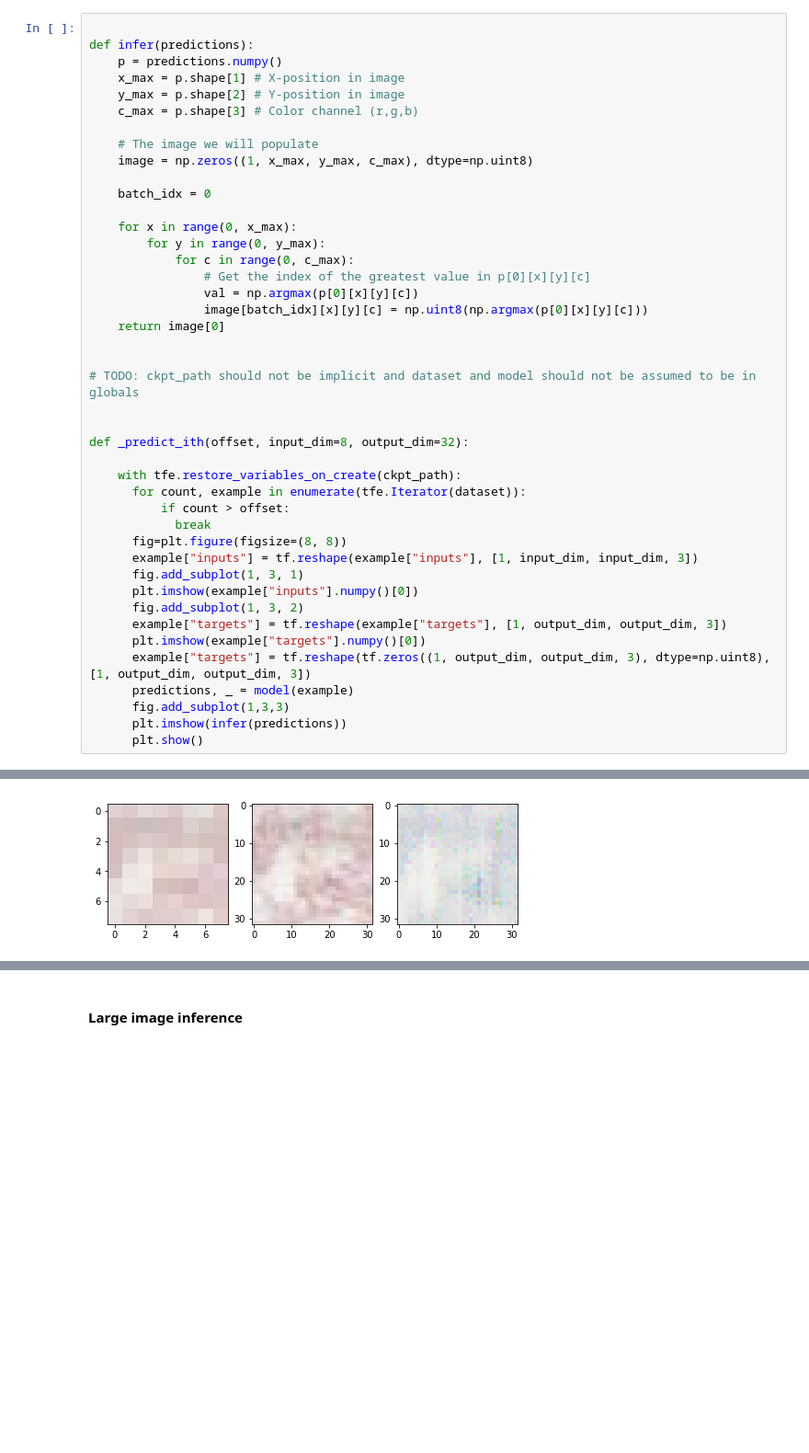
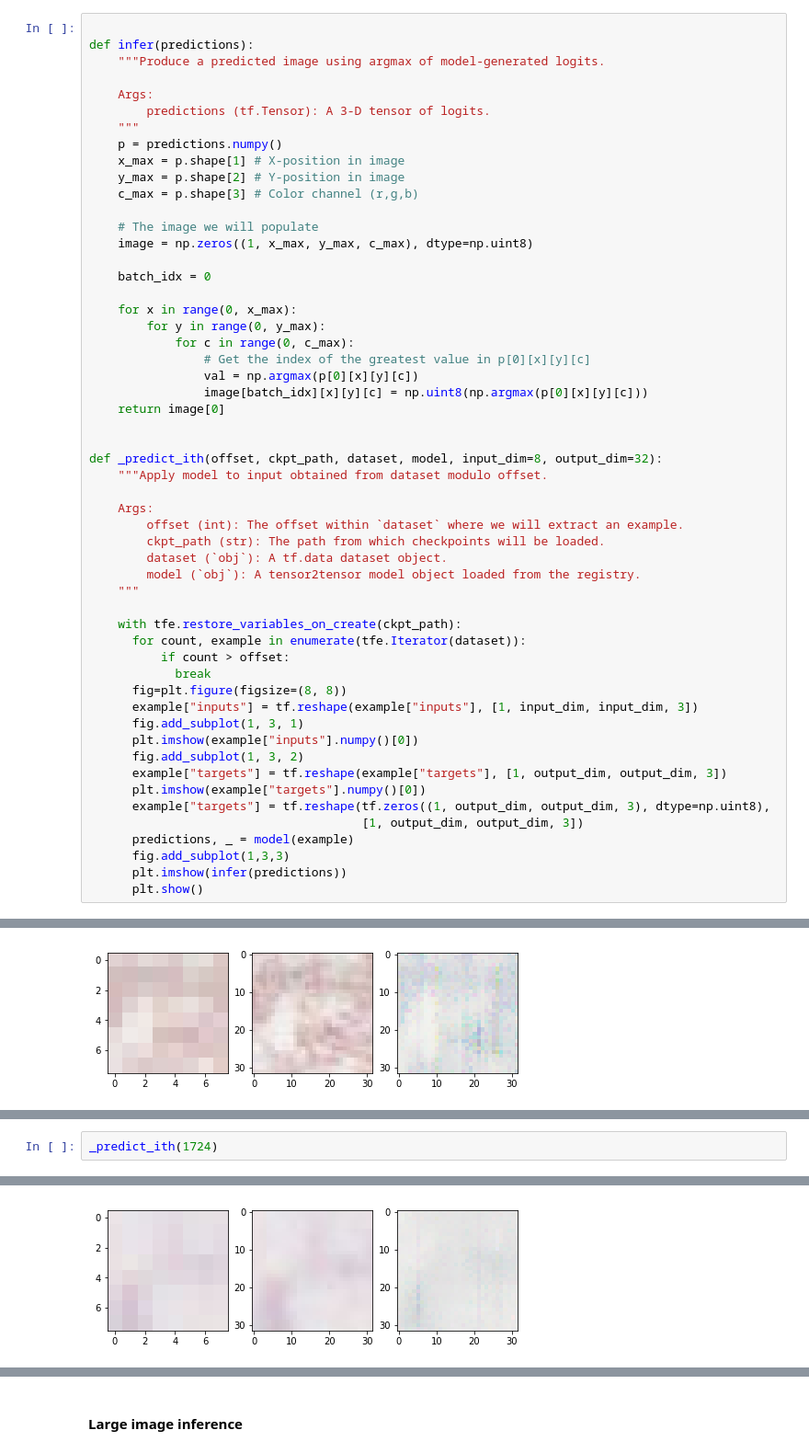
Before and after one commit to cwbeitel/tk, a Jupyter notebook: docs/demo.ipynb, the cells around one changed output, grey strips where cells are left out. Shown at 92% size. Cells and saved outputs as stored; diff of their text form; blank space fills up the shorter version.

```diff
--- a/docs/demo.ipynb
+++ b/docs/demo.ipynb
@@ -108,6 +128,11 @@ def show_experiment_loss(comparison_base_name):
 # %%
 
 def infer(predictions):
+    """Produce a predicted image using argmax of model-generated logits.
+
+    Args:
+        predictions (tf.Tensor): A 3-D tensor of logits.
+    """
     p = predictions.numpy()
     x_max = p.shape[1] # X-position in image
     y_max = p.shape[2] # Y-position in image
@@ -127,10 +152,15 @@ def infer(predictions):
     return image[0]
 
 
-# TODO: ckpt_path should not be implicit and dataset and model should not be assumed to be in globals
+def _predict_ith(offset, ckpt_path, dataset, model, input_dim=8, output_dim=32):
+    """Apply model to input obtained from dataset modulo offset.
 
-
-def _predict_ith(offset, input_dim=8, output_dim=32):
+    Args:
+        offset (int): The offset within `dataset` where we will extract an example.
+        ckpt_path (str): The path from which checkpoints will be loaded.
+        dataset (`obj`): A tf.data dataset object.
+        model (`obj`): A tensor2tensor model object loaded from the registry.
+    """
 
     with tfe.restore_variables_on_create(ckpt_path):
       for count, example in enumerate(tfe.Iterator(dataset)):
@@ -143,7 +173,8 @@ def _predict_ith(offset, input_dim=8, output_dim=32):
       fig.add_subplot(1, 3, 2)
       example["targets"] = tf.reshape(example["targets"], [1, output_dim, output_dim, 3])
       plt.imshow(example["targets"].numpy()[0])
-      example["targets"] = tf.reshape(tf.zeros((1, output_dim, output_dim, 3), dtype=np.uint8), [1, output_dim, output_dim, 3])
+      example["targets"] = tf.reshape(tf.zeros((1, output_dim, output_dim, 3), dtype=np.uint8),
+                                      [1, output_dim, output_dim, 3])
       predictions, _ = model(example)
       fig.add_subplot(1,3,3)
       plt.imshow(infer(predictions))
@@ -488,0 +540,3 @@ _predict_ith(2142)
+# %%
+_predict_ith(1724)
+# %% [output]
@@ -488,0 +551 @@ _predict_ith(2142)
+[figure, added]
```
Also changed, not shown: parts of 67 cells of this notebook, 1 other file.
